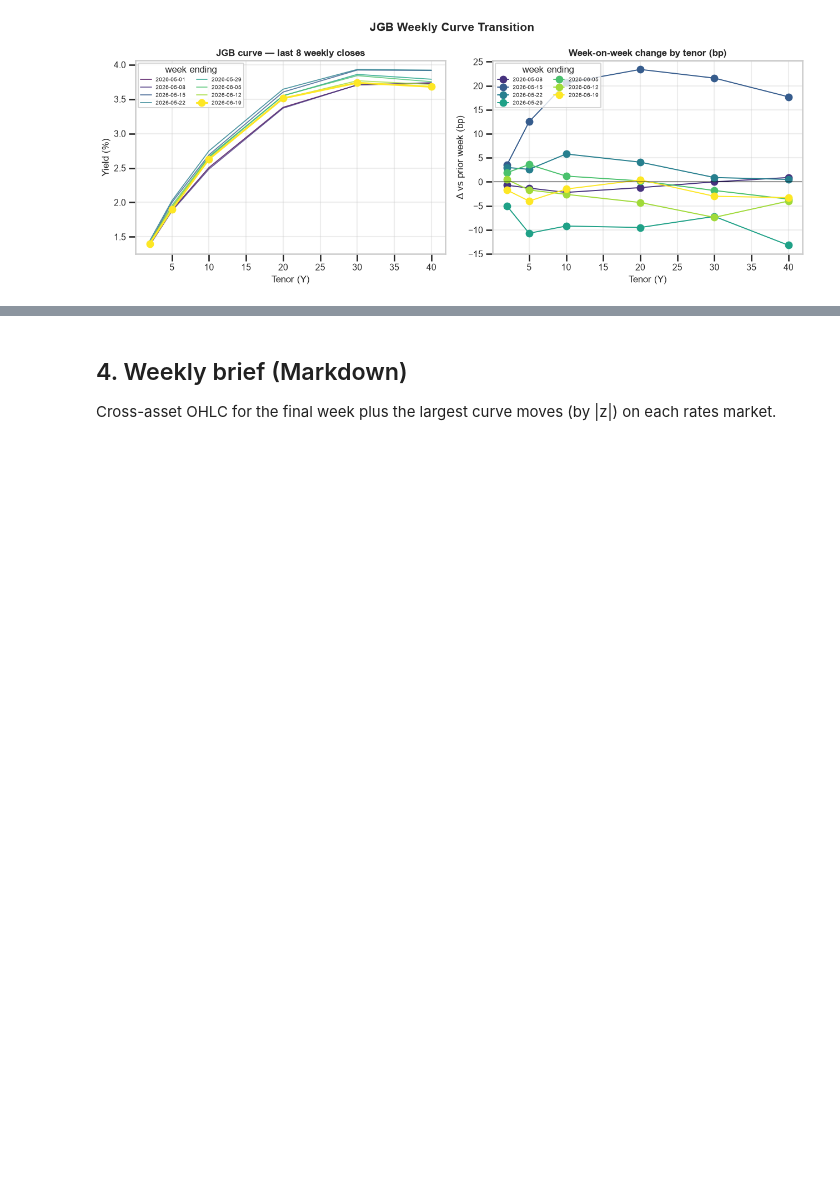
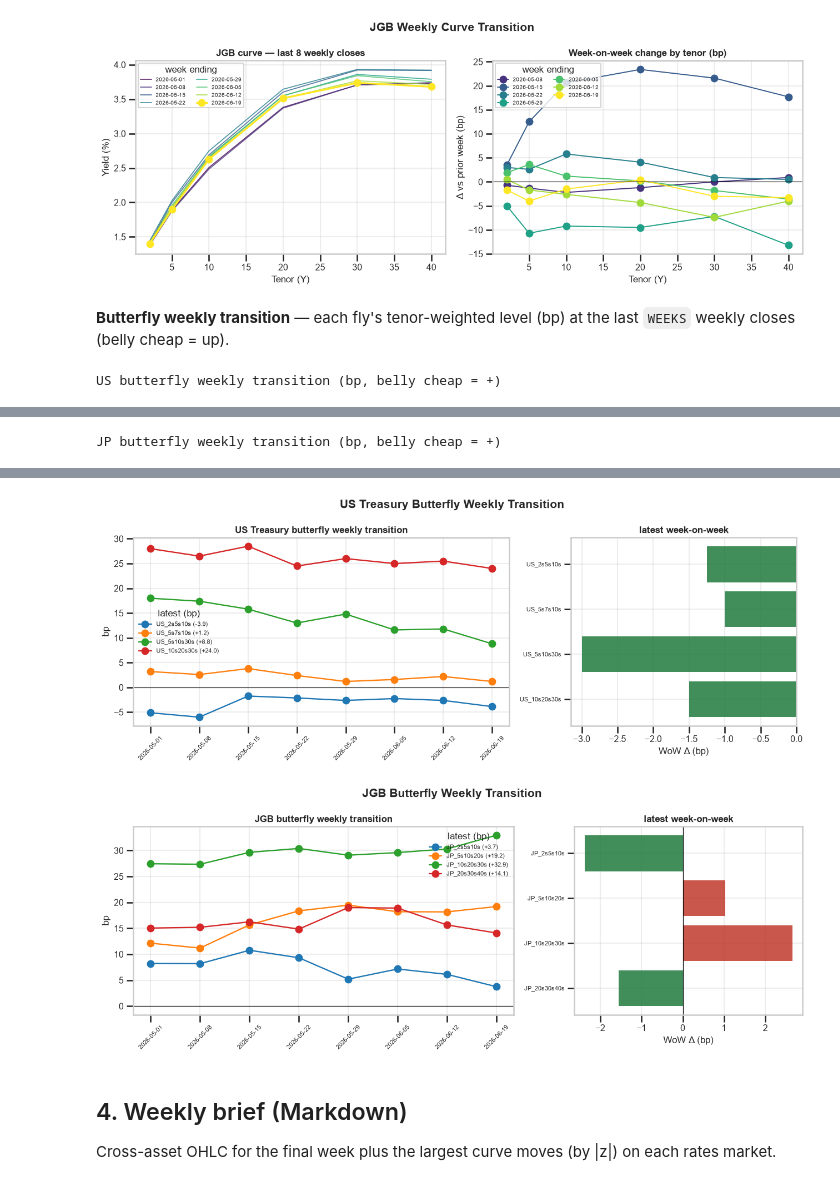
Before and after one commit to kfujie/macro_watch, a Jupyter notebook: macro_watch/weekly_report.ipynb, the cells around one changed output, grey strips where cells are left out. Cells and saved outputs as stored; diff of their text form; code cells hidden in the pictures; blank space fills up the shorter version.

```diff
--- a/macro_watch/weekly_report.ipynb
+++ b/macro_watch/weekly_report.ipynb
@@ -272,3 +272,22 @@ _ = visualizer.plot_curve_transition(panel, "JP", weeks=WEEKS)
 # %% [output]
 [figure]
 [figure]
+# %% [markdown]
+**Butterfly weekly transition** — each fly's tenor-weighted level (bp) at the last `WEEKS` weekly closes (belly cheap = up).
+# %%
+FLIES = {
+    "US": ("US_2s5s10s", "US_5s7s10s", "US_5s10s30s", "US_10s20s30s"),
+    "JP": ("JP_2s5s10s", "JP_5s10s20s", "JP_10s20s30s", "JP_20s30s40s"),
+}
+for market in ("US", "JP"):
+    tbl = analytics.weekly_transition(panel, market, weeks=WEEKS, kind="fly")
+    date_cols = [c for c in tbl.columns if c not in ("Unit", "WoW(bp)")]
+    display(
+        tbl.style.format("{:+.1f}", subset=date_cols)
+        .format({"WoW(bp)": "{:+.1f}"})
+        .background_gradient(subset=["WoW(bp)"], cmap="RdBu_r", vmin=-10, vmax=10)
+        .set_caption(f"{market} butterfly weekly transition (bp, belly cheap = +)")
+    )
+    _ = visualizer.plot_spread_transition(panel, market, FLIES[market], weeks=WEEKS)
+# %% [output]
+US butterfly weekly transition (bp, belly cheap = +)
@@ -274,0 +299 @@ _ = visualizer.plot_curve_transition(panel, "JP", weeks=WEEKS)
+JP butterfly weekly transition (bp, belly cheap = +)
@@ -275,3 +305,5 @@ _ = visualizer.plot_curve_transition(panel, "JP", weeks=WEEKS)
+[figure, added]
+[figure, added]
 # %% [markdown]
 ## 4. Weekly brief (Markdown)
 
```
Also changed, not shown: parts of 1 cell of this notebook, 2 other files.
